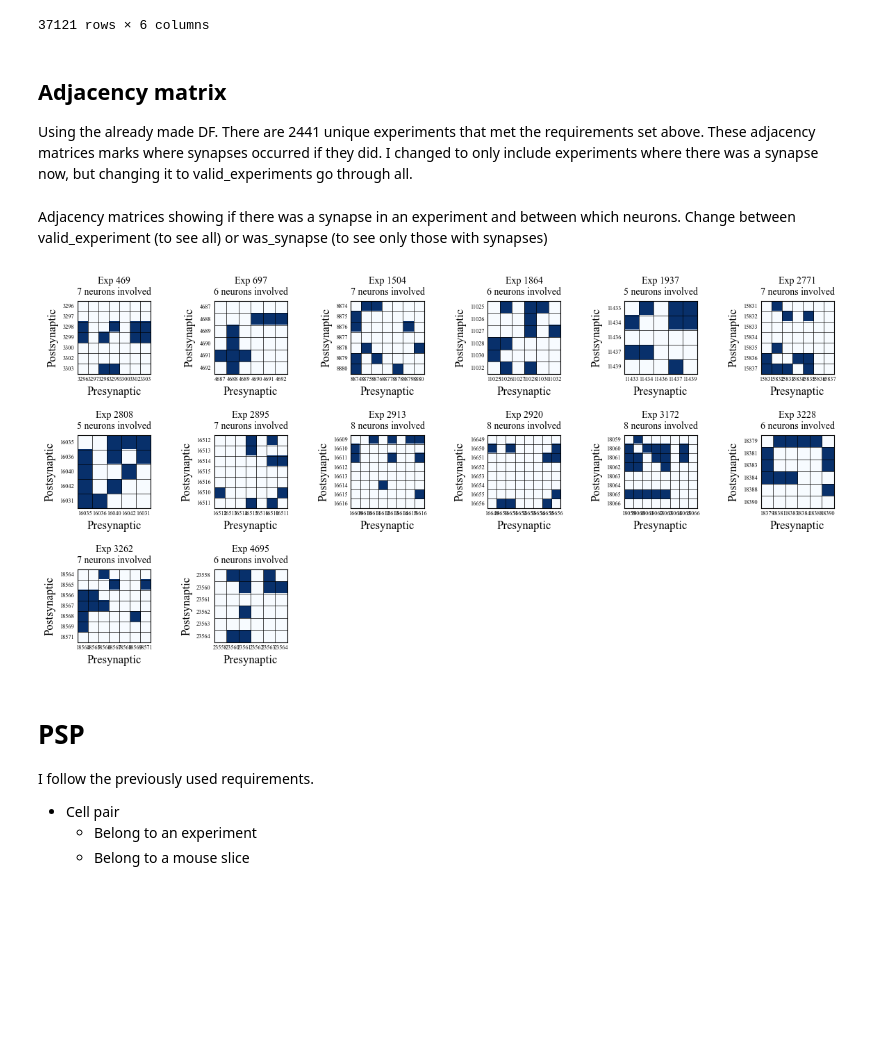
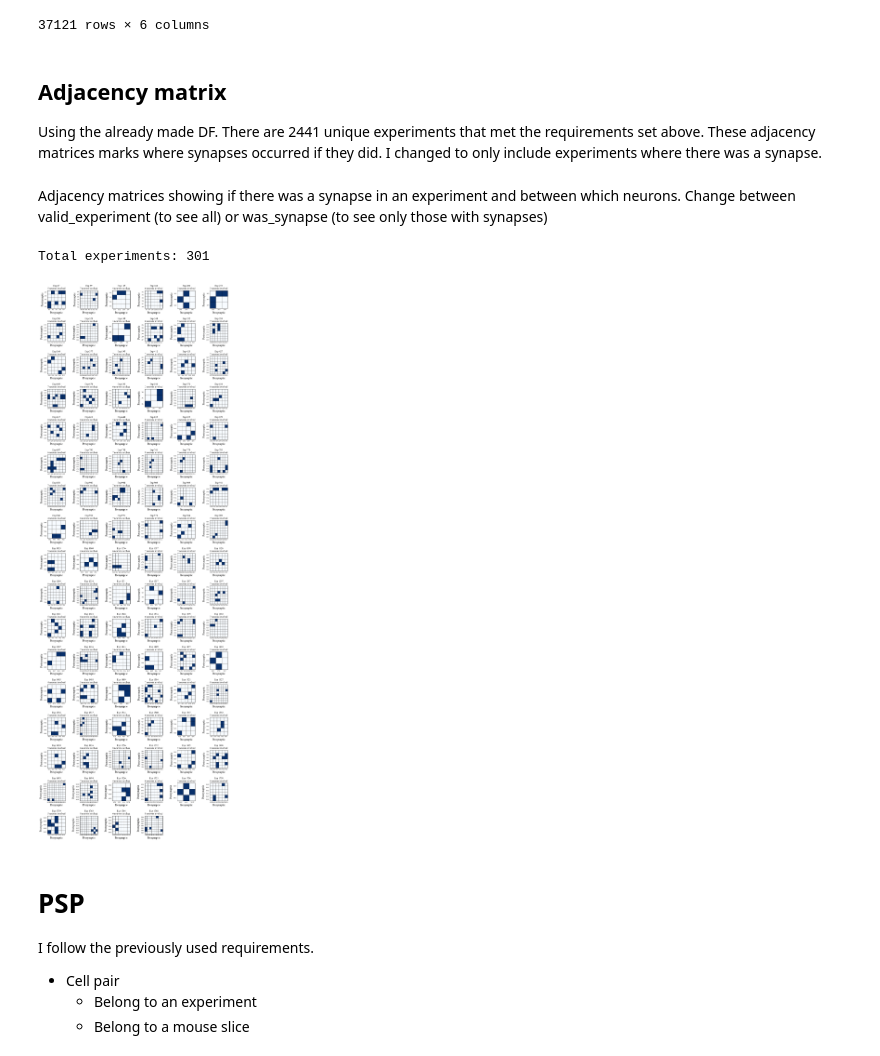
Before and after one commit to acevedomartina/HeterogeneousRNNs, a Jupyter notebook: data_analysis/analysis_neneva.ipynb, the cells around one changed output. Cells and saved outputs as stored; diff of their text form; code cells hidden in the pictures; blank space fills up the shorter version.

```diff
--- a/data_analysis/analysis_neneva.ipynb
+++ b/data_analysis/analysis_neneva.ipynb
@@ -538,7 +526,7 @@ Experiments where there was not any synapse: 1355
 # %% [markdown]
 ## Adjacency matrix
 
-Using the already made DF. There are 2441 unique experiments that met the requirements set above. These adjacency matrices marks where synapses occurred if they did. I changed to only include experiments where there was a synapse now, but changing it to valid_experiments go through all.
+Using the already made DF. There are 2441 unique experiments that met the requirements set above. These adjacency matrices marks where synapses occurred if they did. I changed to only include experiments where there was a synapse.
 # %%
 plt.rcParams.update({
     # Fonts - Times, 8-12 pt
@@ -607,7 +595,7 @@ query = """
                 AND pre.cell_class != 'mixed'
 
             GROUP BY p.experiment_id
-            HAVING num_synapses > 8
+            HAVING num_synapses > 1
             ;
         """
 
@@ -634,7 +622,7 @@ for exp in experiment_ids:
         completed_experiments.append((exp, df, total_neurons))
 
 
-
+print(f"Total experiments: {len(completed_experiments)}")
 # print(completed_experiments)
 
 # Plot the first 100 valid experiments
@@ -685,34 +673,35 @@ for i, (exp, df, total_neurons) in enumerate(completed_experiments[:n_max]):
     ax.set_yticklabels(labels)
 
     # Minor ticks (borders)
     ax.set_xticks(np.arange(-.5, neurons, 1), minor=True)
     ax.set_yticks(np.arange(-.5, neurons, 1), minor=True)
 
     # Draw grid using minor ticks
     ax.grid(which="minor", color='black', linestyle='-', linewidth=0.5)
 
     # Hide minor tick marks themselves
     ax.tick_params(which="minor", bottom=False, left=False)
     ax.tick_params(which="major", bottom=False, left=False)
 
 
     ax.set_title(f"Exp {exp}\n{n} neurons involved", fontsize=10)
     ax.set_xlabel("Presynaptic")
     ax.set_ylabel("Postsynaptic")
 
     ax.set_xlim(-0.5, (neurons - 0.5))
     ax.set_ylim((neurons - 0.5), -0.5) # flipped y axis?
 
 
 
 # Hide extra axes
 for j in range(i+1, len(axs)):
     axs[j].axis('off')
 
 plt.tight_layout()
 plt.show()
 # %% [output]
+Total experiments: 301
-[figure, old version]
+[figure, new version]
 # %% [markdown]
 # PSP
 
```
Also changed, not shown: parts of 13 cells of this notebook.
